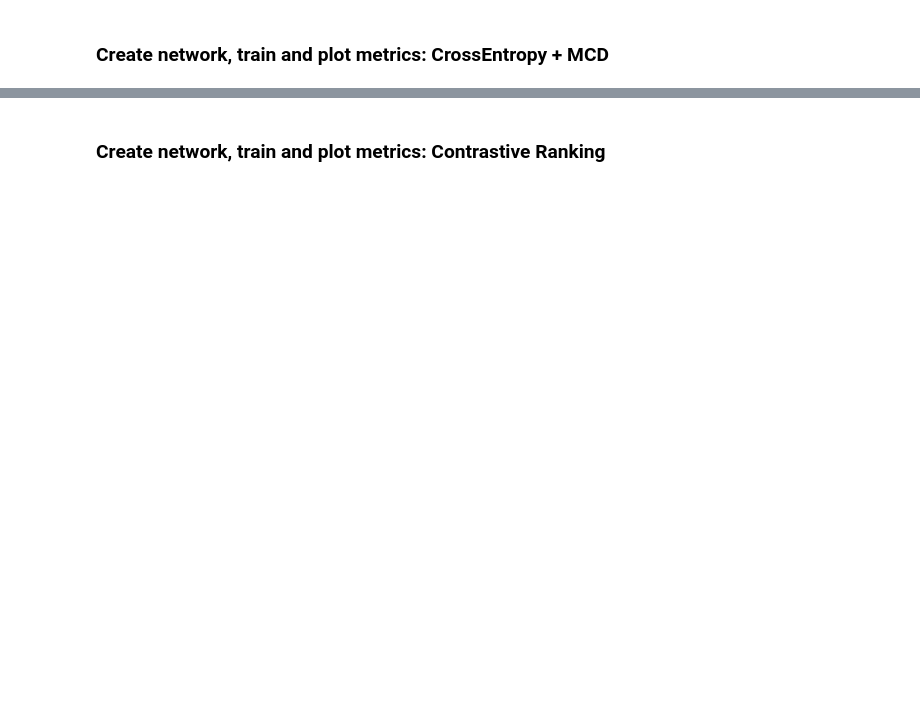
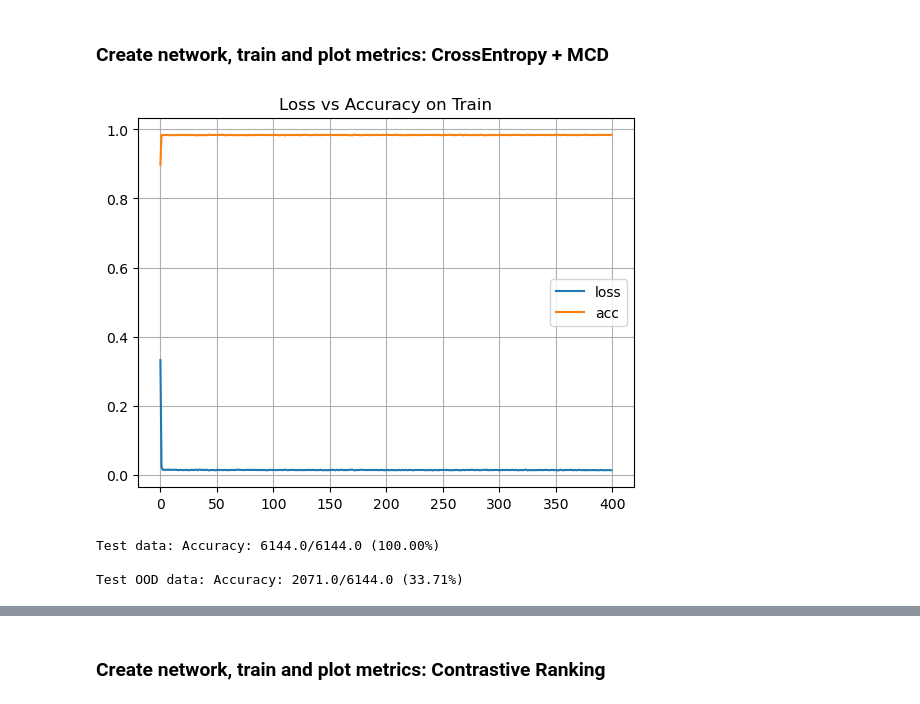
Before and after one commit to kirk86/RAIOOD, a Jupyter notebook: perceptron.ipynb, the cells around one changed output, grey strips where cells are left out. Drawn from its saved outputs; the diff is of its cells as text; code cells hidden in the pictures; blank space fills up the shorter version.

```diff
--- a/perceptron.ipynb
+++ b/perceptron.ipynb
@@ -139,0 +108,7 @@ def contrastive_ranking(logits, y, batch_size, gamma=torch.tensor([1.0]), n_clas
+# %%
+def cross_entropy(logits, y, batch_size):
+    logits, logits_ood = torch.split(logits, batch_size)
+    loss = F.cross_entropy(logits, y)
+    probs = F.softmax(logits, dim=1)
+    y_hat = probs.argmax(dim=1, keepdim=True)
+    return loss, y_hat
@@ -338,10 +306,18 @@ plot_boundaries(X_test, y_test, X_ood_test)
 # %% [markdown]
 ### Create network, train and plot metrics: CrossEntropy + MCD
+# %%
+# construct network
+model, opt = construct_net(dropout=0.1)
 # %%
-# construct network
-model, opt = construct_net()
-
 # train and test the model
-losses, accuracies = train(model, opt, train_data, loss2, "loss2")
+losses, accuracies = train(model, opt, train_data, cross_entropy)
 # %%
-plot_acc_loss(epochs, losses, accuracies)
+plots.plot_train_stats(epochs, losses, accuracies)
+# %% [output]
+[figure, added]
+# %%
+test(model, test_data, dropout=True)
+# %% [output]
+Test data: Accuracy: 6144.0/6144.0 (100.00%)
+
+Test OOD data: Accuracy: 2071.0/6144.0 (33.71%)
```
Also changed, not shown: parts of 52 cells of this notebook, 4 other files.
